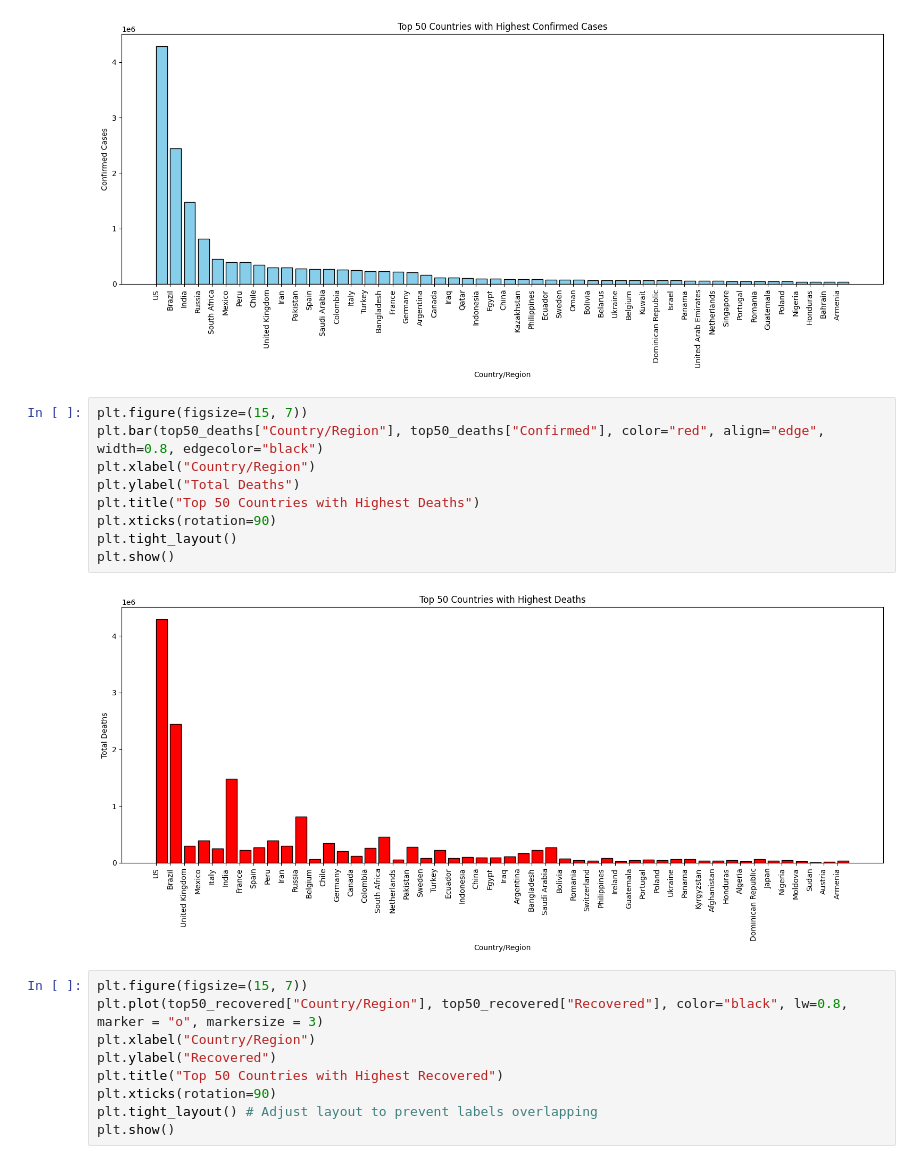
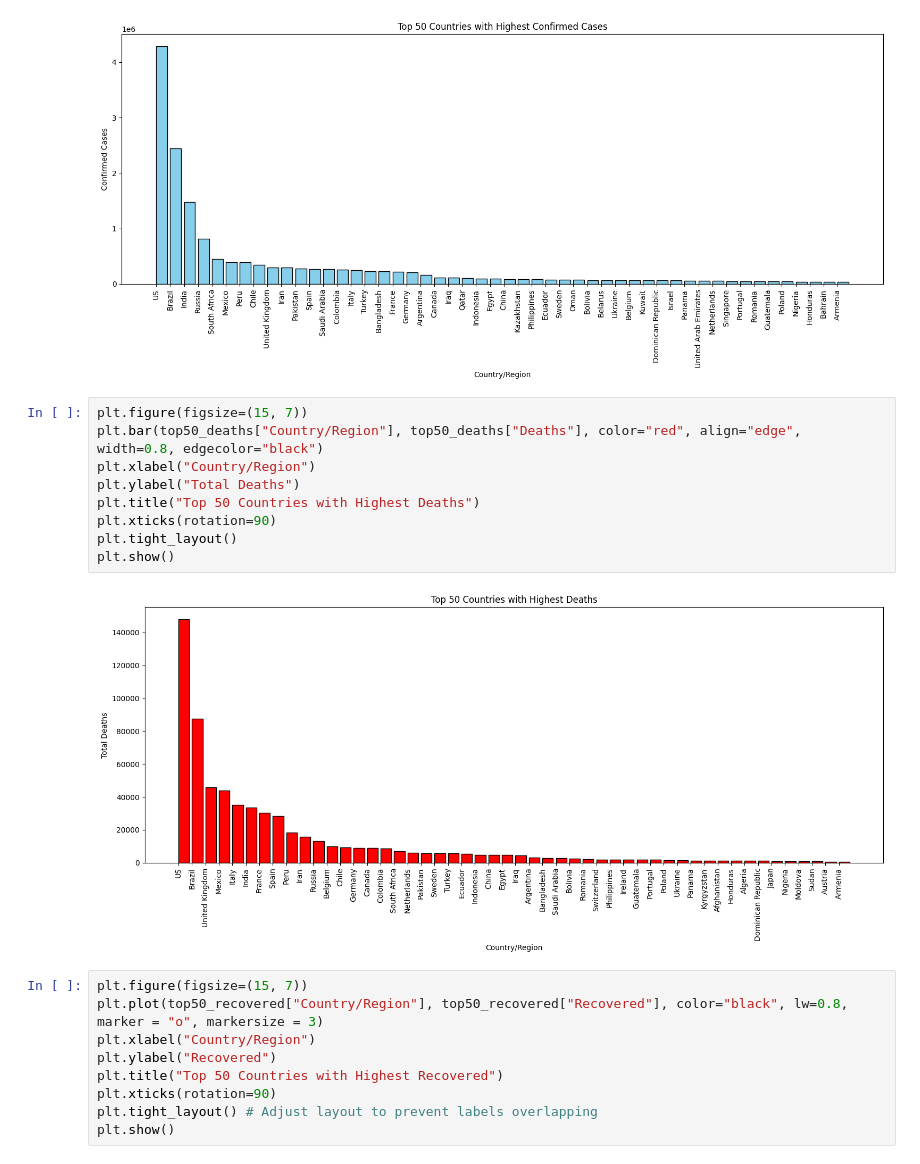
Before and after one commit to Diya171/Covid---analysis, a Jupyter notebook: covid.ipynb, the cells around one changed output. Cells and saved outputs as stored; diff of their text form.

```diff
--- a/covid.ipynb
+++ b/covid.ipynb
@@ -226,15 +226,15 @@ plt.show()
 [figure]
 # %%
 plt.figure(figsize=(15, 7))
-plt.bar(top50_deaths["Country/Region"], top50_deaths["Confirmed"], color="red", align="edge", width=0.8, edgecolor="black")
+plt.bar(top50_deaths["Country/Region"], top50_deaths["Deaths"], color="red", align="edge", width=0.8, edgecolor="black")
 plt.xlabel("Country/Region")
 plt.ylabel("Total Deaths")
 plt.title("Top 50 Countries with Highest Deaths")
 plt.xticks(rotation=90)
 plt.tight_layout()
 plt.show()
 # %% [output]
-[figure, old version]
+[figure, new version]
 # %%
 plt.figure(figsize=(15, 7))
 plt.plot(top50_recovered["Country/Region"], top50_recovered["Recovered"], color="black", lw=0.8, marker = "o", markersize = 3)
```
